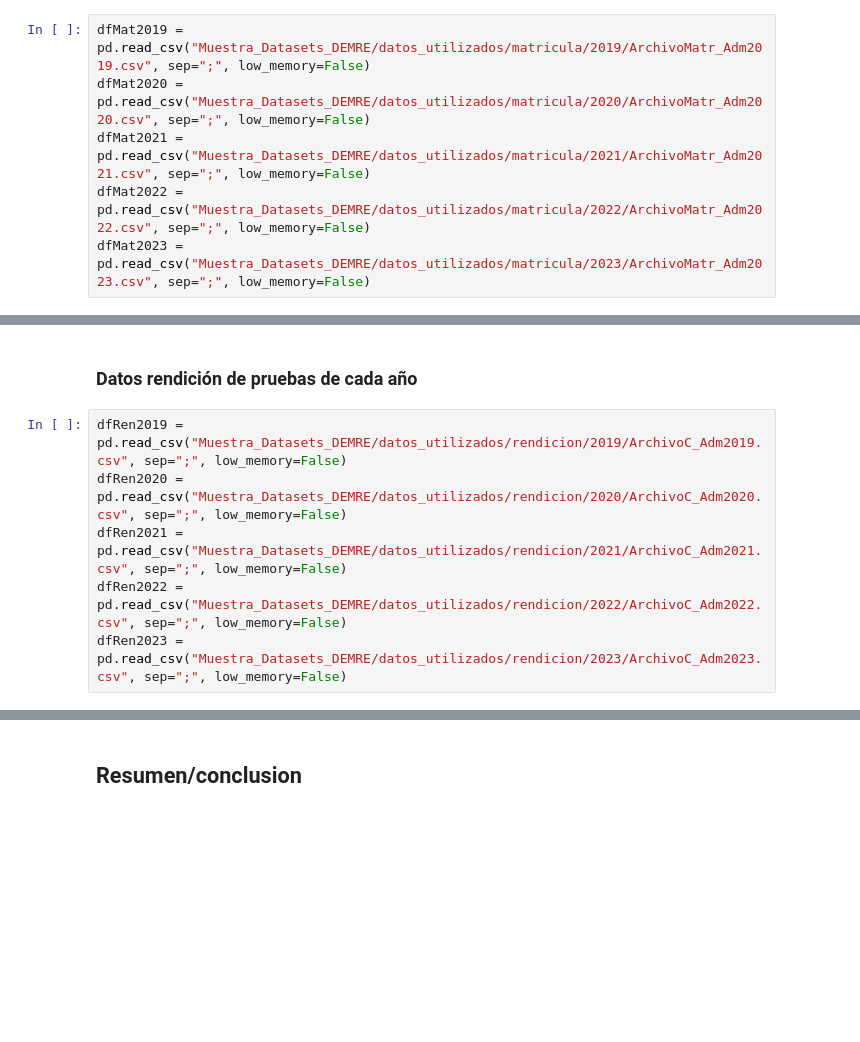
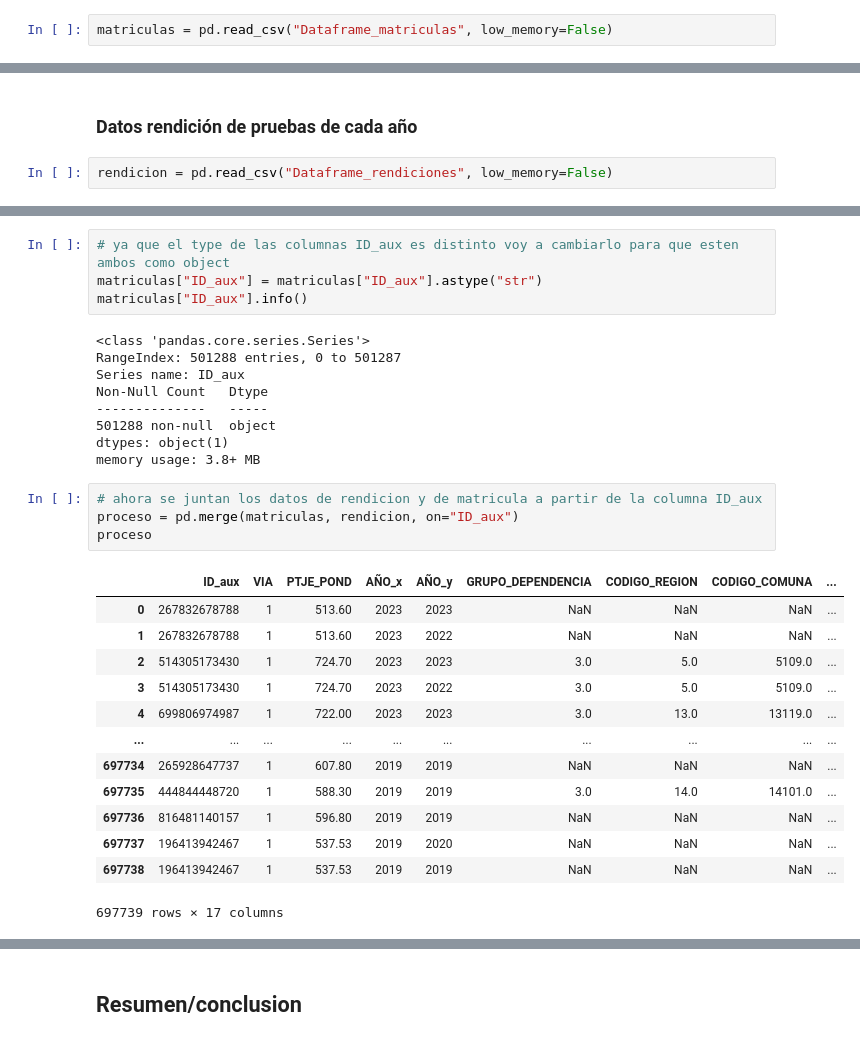
Before and after one commit to javibascur/Proyecto-Cs-Datos, a Jupyter notebook: Proyecto_Final.ipynb, the cells around one changed output, grey strips where cells are left out. Drawn from its saved outputs; the diff is of its cells as text; blank space fills up the shorter version.

```diff
--- a/Proyecto_Final.ipynb
+++ b/Proyecto_Final.ipynb
@@ -38,8 +71,4 @@ dfPos2023 = pd.read_csv("Muestra_Datasets_DEMRE/datos_utilizados/postulacion/202
 # %% [markdown]
 ### Datos sobre matrícula de cada año
 # %%
-dfMat2019 = pd.read_csv("Muestra_Datasets_DEMRE/datos_utilizados/matricula/2019/ArchivoMatr_Adm2019.csv", sep=";", low_memory=False)
-dfMat2020 = pd.read_csv("Muestra_Datasets_DEMRE/datos_utilizados/matricula/2020/ArchivoMatr_Adm2020.csv", sep=";", low_memory=False)
-dfMat2021 = pd.read_csv("Muestra_Datasets_DEMRE/datos_utilizados/matricula/2021/ArchivoMatr_Adm2021.csv", sep=";", low_memory=False)
-dfMat2022 = pd.read_csv("Muestra_Datasets_DEMRE/datos_utilizados/matricula/2022/ArchivoMatr_Adm2022.csv", sep=";", low_memory=False)
-dfMat2023 = pd.read_csv("Muestra_Datasets_DEMRE/datos_utilizados/matricula/2023/ArchivoMatr_Adm2023.csv", sep=";", low_memory=False)
+matriculas = pd.read_csv("Dataframe_matriculas", low_memory=False)
@@ -46,8 +91,4 @@ dfMat2023 = pd.read_csv("Muestra_Datasets_DEMRE/datos_utilizados/matricula/2023/
 # %% [markdown]
 ### Datos rendición de pruebas de cada año
 # %%
-dfRen2019 = pd.read_csv("Muestra_Datasets_DEMRE/datos_utilizados/rendicion/2019/ArchivoC_Adm2019.csv", sep=";", low_memory=False)
-dfRen2020 = pd.read_csv("Muestra_Datasets_DEMRE/datos_utilizados/rendicion/2020/ArchivoC_Adm2020.csv", sep=";", low_memory=False)
-dfRen2021 = pd.read_csv("Muestra_Datasets_DEMRE/datos_utilizados/rendicion/2021/ArchivoC_Adm2021.csv", sep=";", low_memory=False)
-dfRen2022 = pd.read_csv("Muestra_Datasets_DEMRE/datos_utilizados/rendicion/2022/ArchivoC_Adm2022.csv", sep=";", low_memory=False)
-dfRen2023 = pd.read_csv("Muestra_Datasets_DEMRE/datos_utilizados/rendicion/2023/ArchivoC_Adm2023.csv", sep=";", low_memory=False)
+rendicion = pd.read_csv("Dataframe_rendiciones", low_memory=False)
@@ -53,0 +147,31 @@ dfRen2023 = pd.read_csv("Muestra_Datasets_DEMRE/datos_utilizados/rendicion/2023/
+# %%
+# ya que el type de las columnas ID_aux es distinto voy a cambiarlo para que esten ambos como object
+matriculas["ID_aux"] = matriculas["ID_aux"].astype("str")
+matriculas["ID_aux"].info()
+# %% [output]
+<class 'pandas.core.series.Series'>
+RangeIndex: 501288 entries, 0 to 501287
+Series name: ID_aux
+Non-Null Count   Dtype
+--------------   -----
+501288 non-null  object
+dtypes: object(1)
+memory usage: 3.8+ MB
+# %%
+# ahora se juntan los datos de rendicion y de matricula a partir de la columna ID_aux
+proceso = pd.merge(matriculas, rendicion, on="ID_aux")
+proceso
+# %% [output]
+|  | ID_aux | VIA | PTJE_POND | AÑO_x | AÑO_y | GRUPO_DEPENDENCIA | CODIGO_REGION | CODIGO_COMUNA | ... |
+| 0 | 267832678788 | 1 | 513.60 | 2023 | 2023 | NaN | NaN | NaN | ... |
+| 1 | 267832678788 | 1 | 513.60 | 2023 | 2022 | NaN | NaN | NaN | ... |
+| 2 | 514305173430 | 1 | 724.70 | 2023 | 2023 | 3.0 | 5.0 | 5109.0 | ... |
+| 3 | 514305173430 | 1 | 724.70 | 2023 | 2022 | 3.0 | 5.0 | 5109.0 | ... |
+| 4 | 699806974987 | 1 | 722.00 | 2023 | 2023 | 3.0 | 13.0 | 13119.0 | ... |
+| ... | ... | ... | ... | ... | ... | ... | ... | ... | ... |
+| 697734 | 265928647737 | 1 | 607.80 | 2019 | 2019 | NaN | NaN | NaN | ... |
+| 697735 | 444844448720 | 1 | 588.30 | 2019 | 2019 | 3.0 | 14.0 | 14101.0 | ... |
+| 697736 | 816481140157 | 1 | 596.80 | 2019 | 2019 | NaN | NaN | NaN | ... |
+| 697737 | 196413942467 | 1 | 537.53 | 2019 | 2020 | NaN | NaN | NaN | ... |
+| 697738 | 196413942467 | 1 | 537.53 | 2019 | 2019 | NaN | NaN | NaN | ... |
+697739 rows × 17 columns
```
Also changed, not shown: parts of 29 cells of this notebook, 2 other files.
